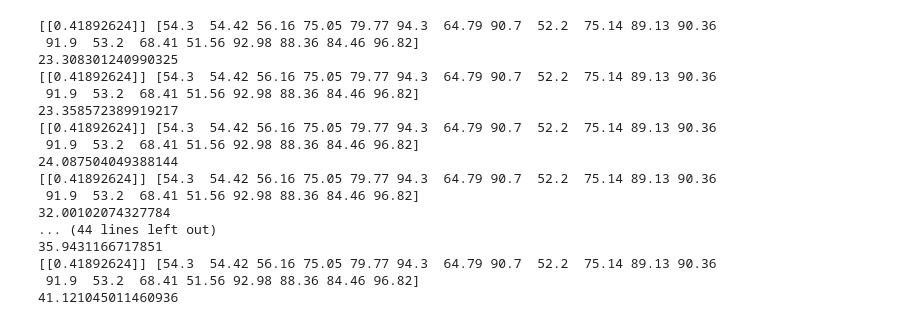
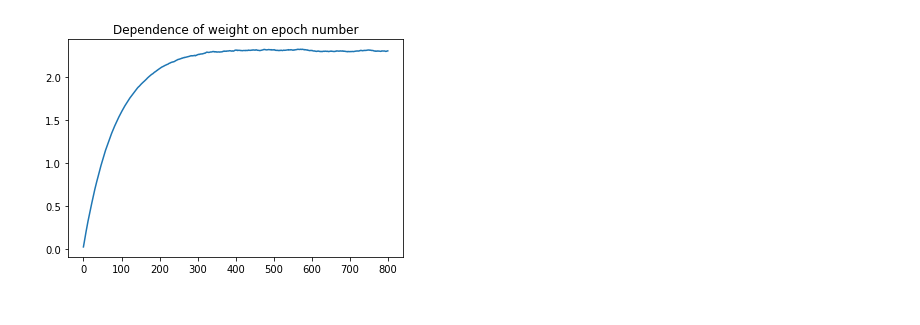
Before and after one commit to nikit34/training_DS, a Jupyter notebook: custom_StochasticGradientDescent.ipynb, the cells around one changed output. Cells and saved outputs as stored; diff of their text form; code cells hidden in the pictures.

```diff
--- a/custom_StochasticGradientDescent.ipynb
+++ b/custom_StochasticGradientDescent.ipynb
@@ -28,2 +28,13 @@ y_train = pd.DataFrame(y_scaled)
+# %%
+x_tmp = np.array(x_train, dtype=np.float128).reshape(-1,1)
+y_tmp = np.array(y_train, dtype=np.float128).reshape(-1,1)
+
+# if do normalization, the number of training periods increases and more memory is required for higher precision numbers
+# scaler = preprocessing.MaxAbsScaler()
+# x_tmp = scaler.fit_transform(x_tmp)
+# y_tmp = scaler.fit_transform(y_tmp)
+
+x_train = pd.DataFrame(x_tmp)
+y_train = pd.DataFrame(y_tmp)
 # %%
 class StochasticGradientDescent:
@@ -85,23 +103,10 @@ class StochasticGradientDescent:
-# %%
-SGD = StochasticGradientDescent()
-SGD.fit(x_train, y_train)
-y_pred = SGD.predict(x_test)
-# %% [output]
-[[0.41892624]] [54.3  54.42 56.16 75.05 79.77 94.3  64.79 90.7  52.2  75.14 89.13 90.36
- 91.9  53.2  68.41 51.56 92.98 88.36 84.46 96.82]
-23.308301240990325
-[[0.41892624]] [54.3  54.42 56.16 75.05 79.77 94.3  64.79 90.7  52.2  75.14 89.13 90.36
- 91.9  53.2  68.41 51.56 92.98 88.36 84.46 96.82]
-23.358572389919217
-[[0.41892624]] [54.3  54.42 56.16 75.05 79.77 94.3  64.79 90.7  52.2  75.14 89.13 90.36
- 91.9  53.2  68.41 51.56 92.98 88.36 84.46 96.82]
-24.087504049388144
-[[0.41892624]] [54.3  54.42 56.16 75.05 79.77 94.3  64.79 90.7  52.2  75.14 89.13 90.36
- 91.9  53.2  68.41 51.56 92.98 88.36 84.46 96.82]
-32.00102074327784
-... (44 lines left out)
-35.9431166717851
-[[0.41892624]] [54.3  54.42 56.16 75.05 79.77 94.3  64.79 90.7  52.2  75.14 89.13 90.36
- 91.9  53.2  68.41 51.56 92.98 88.36 84.46 96.82]
-41.121045011460936
+# %%
+# num_iterate=800 since coefficient does not change according to chart below
+# learn_rate=0.000001 since the dependence is smoother - check through Min Max coeffcoefficient weight
+SGD = StochasticGradientDescent(learn_rate=0.000001, num_iterate=800)
+SGD.fit(x_train, y_train)
+SGD.draw_history_mce()
+y_pred = SGD.predict(x_test)
+# %% [output]
+[figure, added]
 # %%
```
Also changed, not shown: parts of 7 cells of this notebook.
